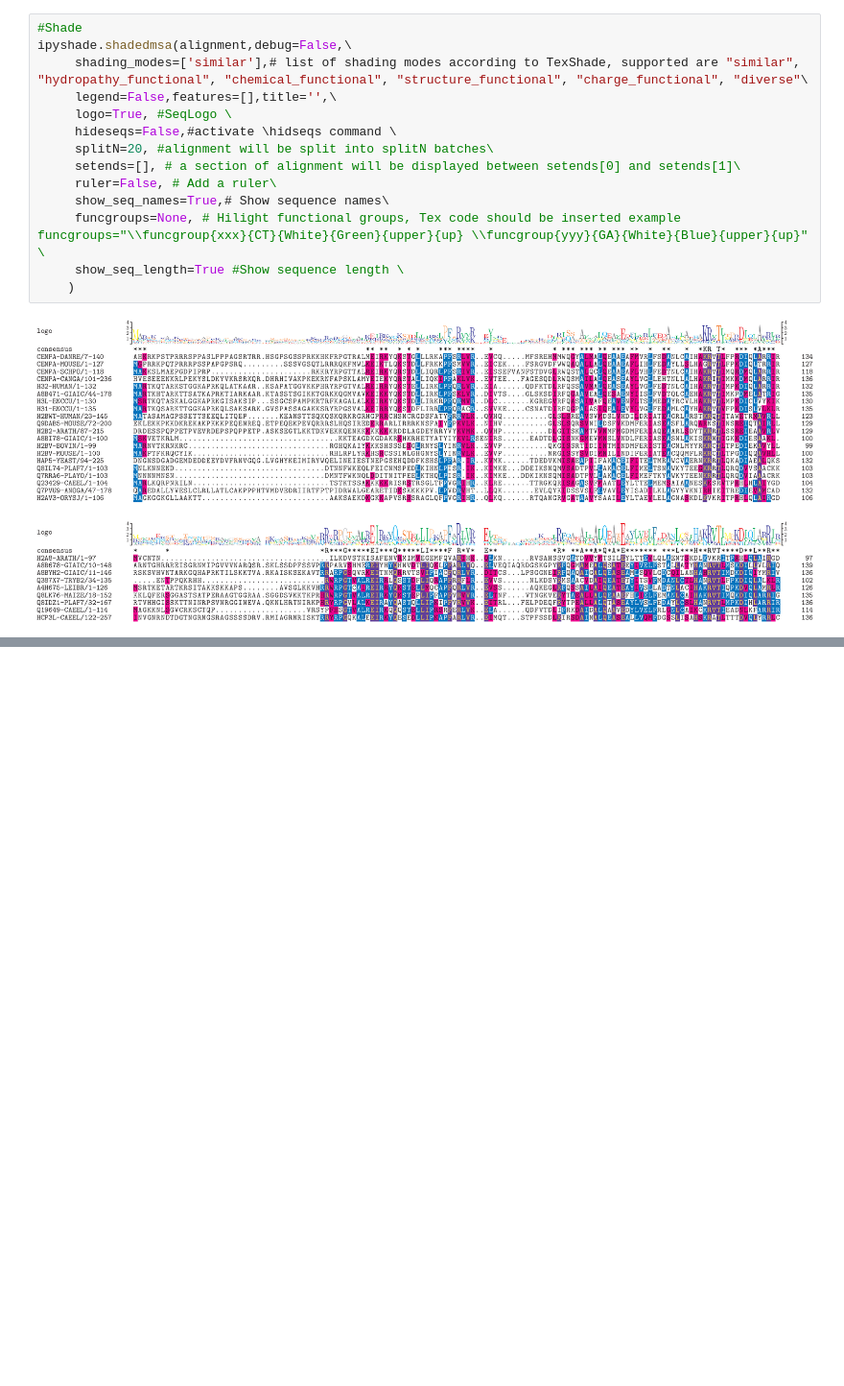
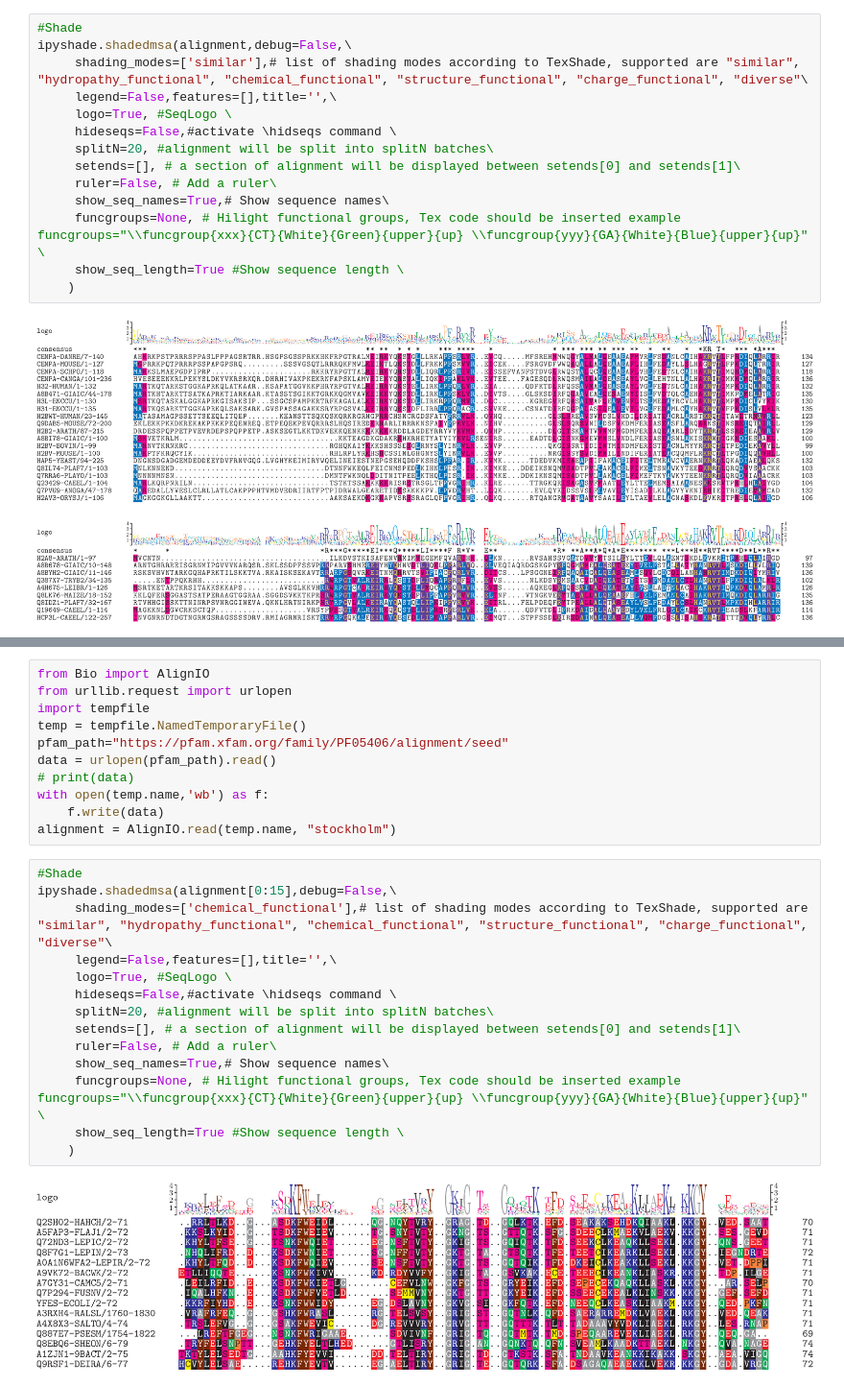
Before and after one commit to intbio/pytexshade, a Jupyter notebook: example.ipynb, the cells around one changed output, grey strips where cells are left out. Shown at 96% size. Saved outputs shown, nothing was run; the diff lists cells and outputs as text; blank space fills up the shorter version.

```diff
--- a/example.ipynb
+++ b/example.ipynb
@@ -194,0 +200,27 @@ ipyshade.shadedmsa(alignment,debug=False,\
+# %%
+from Bio import AlignIO
+from urllib.request import urlopen
+import tempfile
+temp = tempfile.NamedTemporaryFile()
+pfam_path="https://pfam.xfam.org/family/PF05406/alignment/seed"
+data = urlopen(pfam_path).read()
+# print(data)
+with open(temp.name,'wb') as f:
+    f.write(data)
+alignment = AlignIO.read(temp.name, "stockholm")
+# %%
+#Shade
+ipyshade.shadedmsa(alignment[0:15],debug=False,\
+     shading_modes=['chemical_functional'],# list of shading modes according to TexShade, supported are "similar", "hydropathy_functional", "chemical_functional", "structure_functional", "charge_functional", "diverse"\
+     legend=False,features=[],title='',\
+     logo=True, #SeqLogo \
+     hideseqs=False,#activate \hidseqs command \
+     splitN=20, #alignment will be split into splitN batches\
+     setends=[], # a section of alignment will be displayed between setends[0] and setends[1]\
+     ruler=False, # Add a ruler\
+     show_seq_names=True,# Show sequence names\
+     funcgroups=None, # Hilight functional groups, Tex code should be inserted example funcgroups="\\funcgroup{xxx}{CT}{White}{Green}{upper}{up} \\funcgroup{yyy}{GA}{White}{Blue}{upper}{up}" \
+     show_seq_length=True #Show sequence length \
+    )
+# %% [output]
+[figure, added]
```
Also changed, not shown: parts of 2 cells of this notebook, 2 other files.
